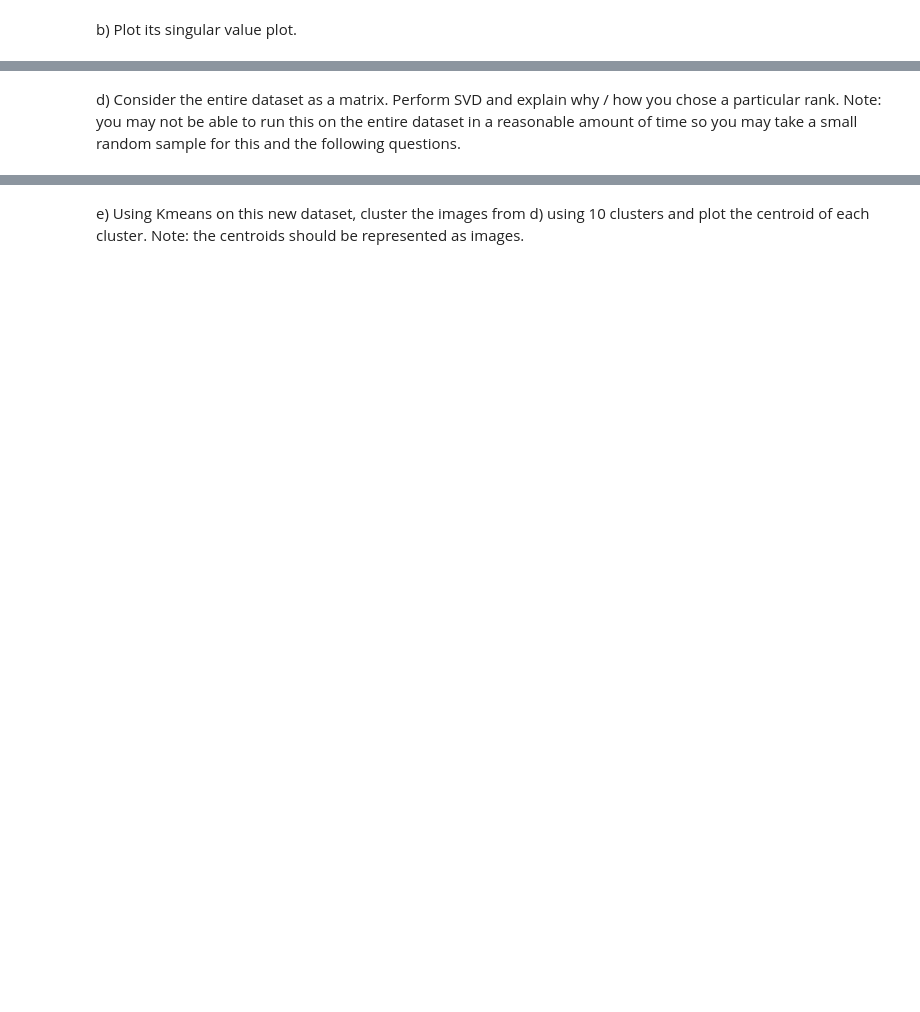
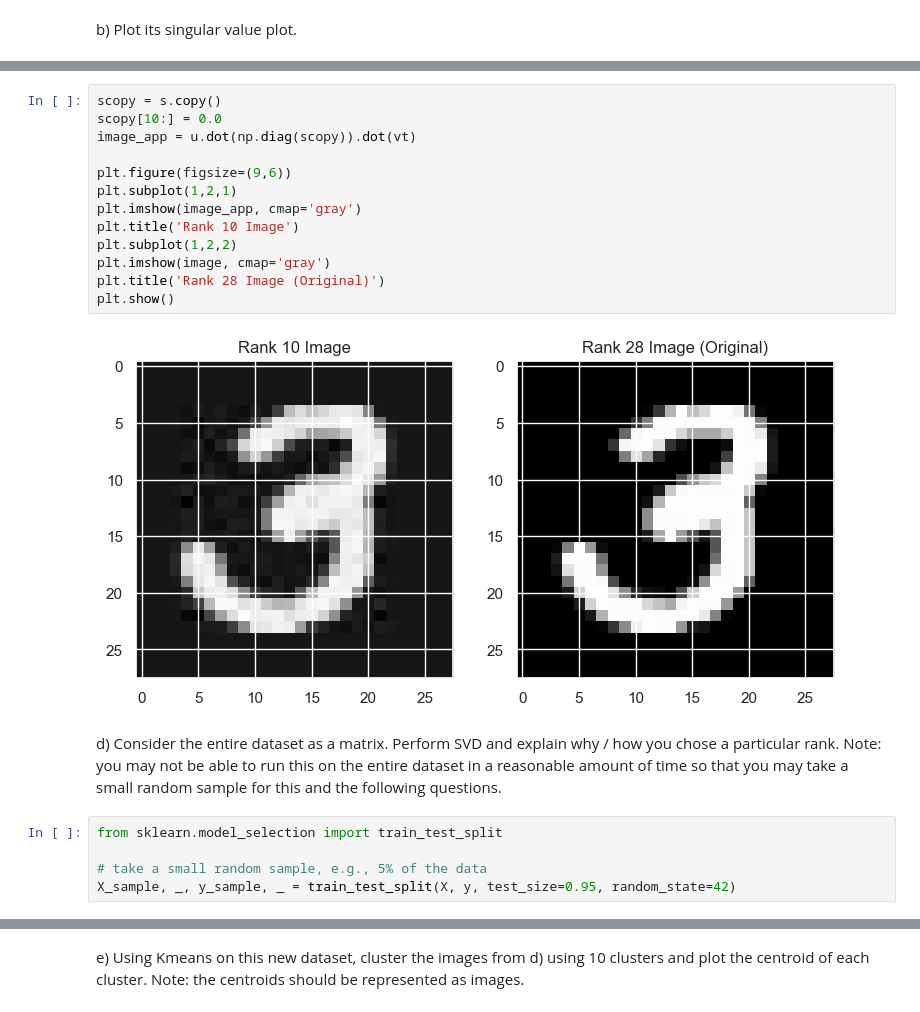
Before and after one commit to haoqi-ai/CS506_Data-Science-Fundamentals, a Jupyter notebook: lecture_10/worksheet_10.ipynb, the cells around one changed output, grey strips where cells are left out. Saved outputs shown, nothing was run; the diff lists cells and outputs as text; blank space fills up the shorter version.

```diff
--- a/lecture_10/worksheet_10.ipynb
+++ b/lecture_10/worksheet_10.ipynb
@@ -338,2 +356,22 @@ c) By setting some singular values to 0, plot the approximation of the image nex
+# %%
+scopy = s.copy()
+scopy[10:] = 0.0
+image_app = u.dot(np.diag(scopy)).dot(vt)
+
+plt.figure(figsize=(9,6))
+plt.subplot(1,2,1)
+plt.imshow(image_app, cmap='gray')
+plt.title('Rank 10 Image')
+plt.subplot(1,2,2)
+plt.imshow(image, cmap='gray')
+plt.title('Rank 28 Image (Original)')
+plt.show()
+# %% [output]
+[figure, added]
 # %% [markdown]
-d) Consider the entire dataset as a matrix. Perform SVD and explain why / how you chose a particular rank. Note: you may not be able to run this on the entire dataset in a reasonable amount of time so you may take a small random sample for this and the following questions.
+d) Consider the entire dataset as a matrix. Perform SVD and explain why / how you chose a particular rank. Note: you may not be able to run this on the entire dataset in a reasonable amount of time so that you may take a small random sample for this and the following questions.
+# %%
+from sklearn.model_selection import train_test_split
+
+# take a small random sample, e.g., 5% of the data
+X_sample, _, y_sample, _ = train_test_split(X, y, test_size=0.95, random_state=42)
```
Also changed, not shown: parts of 18 cells of this notebook.
